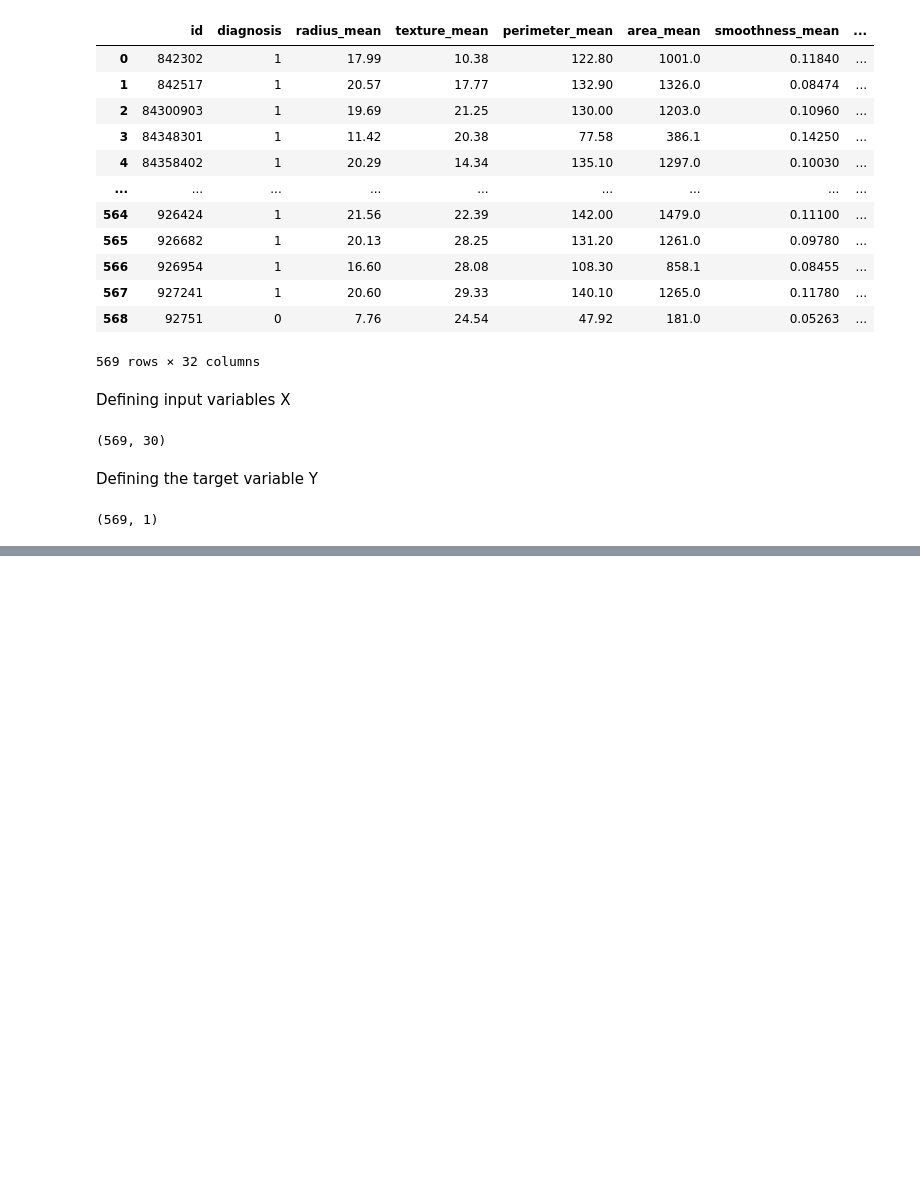
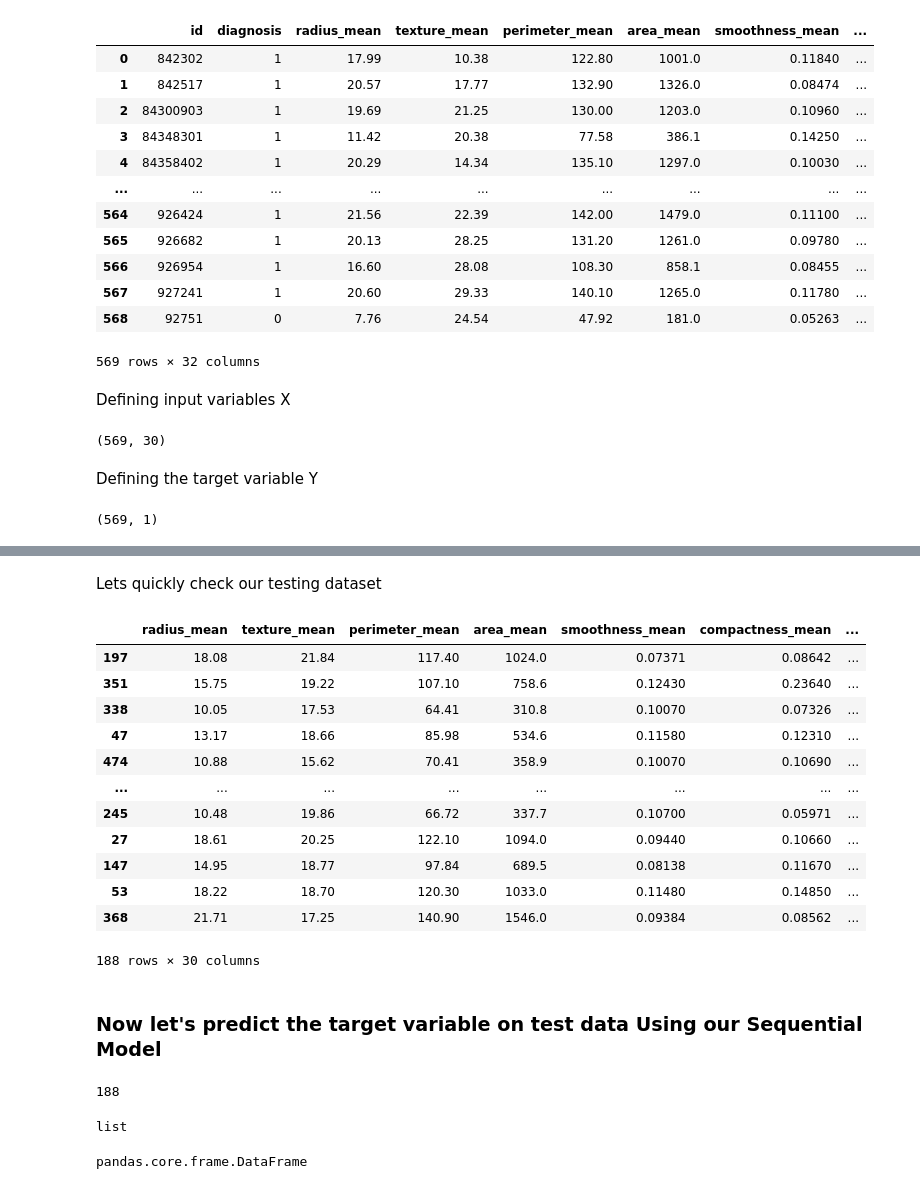
Before and after one commit to abidshafee/DataScienceYouTubeTutorials, a Jupyter notebook: breastCancer_ClassificationModel(KerasSequential).ipynb, the cells around one changed output, grey strips where cells are left out. Drawn from its saved outputs; the diff is of its cells as text; code cells hidden in the pictures; blank space fills up the shorter version.

```diff
--- a/breastCancer_ClassificationModel(KerasSequential).ipynb
+++ b/breastCancer_ClassificationModel(KerasSequential).ipynb
@@ -130,0 +134,2 @@ Y.shape
+# %%
+ X_train, X_test, y_train, y_test = train_test_split(X, Y, test_size=0.33, random_state=30)
@@ -130,0 +195,20 @@ Y.shape
+# %% [markdown]
+Lets quickly check our testing dataset
+# %%
+X_test
+# %% [output]
+|  | radius_mean | texture_mean | perimeter_mean | area_mean | smoothness_mean | compactness_mean | ... |
+| 197 | 18.08 | 21.84 | 117.40 | 1024.0 | 0.07371 | 0.08642 | ... |
+| 351 | 15.75 | 19.22 | 107.10 | 758.6 | 0.12430 | 0.23640 | ... |
+| 338 | 10.05 | 17.53 | 64.41 | 310.8 | 0.10070 | 0.07326 | ... |
+| 47 | 13.17 | 18.66 | 85.98 | 534.6 | 0.11580 | 0.12310 | ... |
+| 474 | 10.88 | 15.62 | 70.41 | 358.9 | 0.10070 | 0.10690 | ... |
+| ... | ... | ... | ... | ... | ... | ... | ... |
+| 245 | 10.48 | 19.86 | 66.72 | 337.7 | 0.10700 | 0.05971 | ... |
+| 27 | 18.61 | 20.25 | 122.10 | 1094.0 | 0.09440 | 0.10660 | ... |
+| 147 | 14.95 | 18.77 | 97.84 | 689.5 | 0.08138 | 0.11670 | ... |
+| 53 | 18.22 | 18.70 | 120.30 | 1033.0 | 0.11480 | 0.14850 | ... |
+| 368 | 21.71 | 17.25 | 140.90 | 1546.0 | 0.09384 | 0.08562 | ... |
+188 rows × 30 columns
+# %% [markdown]
+### Now let's predict the target variable on test data Using our Sequential Model
@@ -130,0 +219,12 @@ Y.shape
+# %%
+len(prediction)
+# %% [output]
+188
+# %%
+type(prediction)
+# %% [output]
+list
+# %%
+type(y_test)
+# %% [output]
+pandas.core.frame.DataFrame
```
Also changed, not shown: parts of 30 cells of this notebook.
